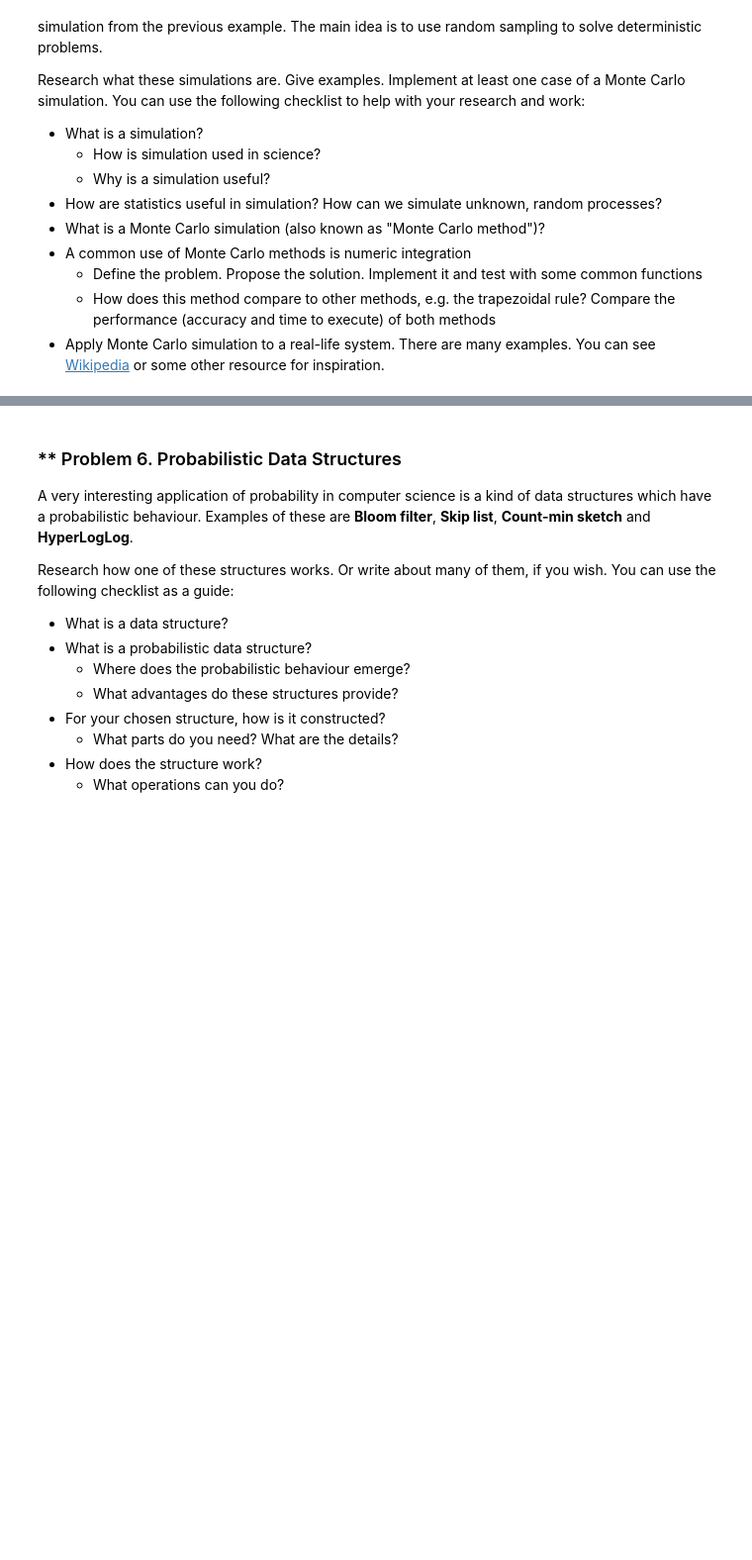
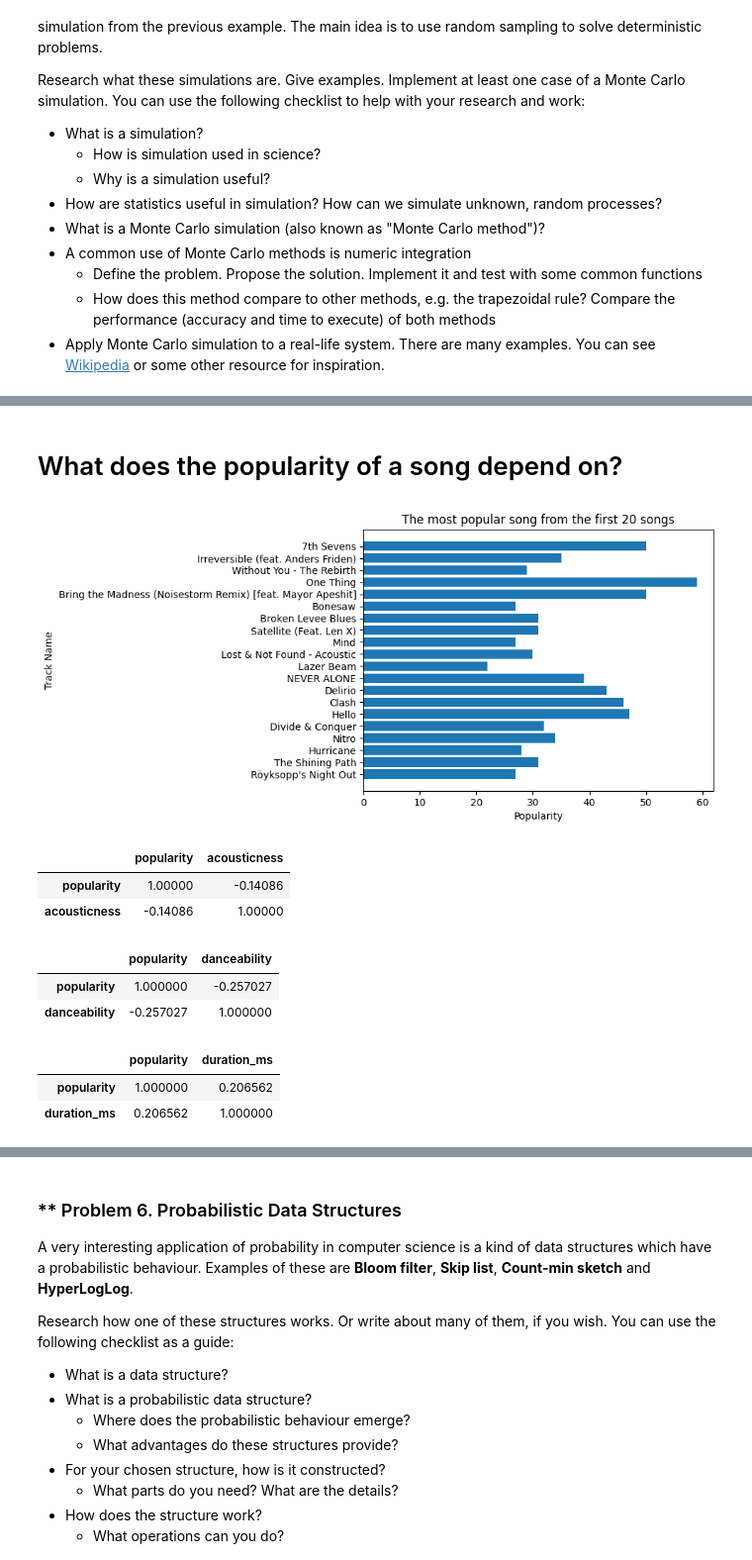
Before and after one commit to plamensve/Math-Concepts, a Jupyter notebook: 06-Statistic/EXERCISE/Statistics Exercise.ipynb, the cells around one changed output, grey strips where cells are left out. Shown at 99% size. Saved outputs shown, nothing was run; the diff lists cells and outputs as text; code cells hidden in the pictures; blank space fills up the shorter version.

```diff
--- a/06-Statistic/EXERCISE/Statistics Exercise.ipynb
+++ b/06-Statistic/EXERCISE/Statistics Exercise.ipynb
@@ -438,0 +474,3 @@ spotify_data
+# %%
+spotify_data = pd.read_csv("data/music_genre.csv")
+spotify_data
@@ -438,0 +491,50 @@ spotify_data
+# %% [markdown]
+# What does the popularity of a song depend on?
+# %%
+#Here we see the popularity of the first 20 songs
+current_data = spotify_data[:20]
+y_axis = current_data['popularity']
+x_axis = current_data['track_name']
+
+plt.xlabel('Popularity')
+plt.ylabel('Track Name')
+plt.title('The most popular song from the first 20 songs')
+
+plt.barh(x_axis, y_axis)
+plt.show()
+# %% [output]
+[figure, added]
+# %%
+popularity = current_data['popularity']
+
+acousticness = current_data['acousticness']
+danceability = current_data['danceability']
+duration_ms = current_data['duration_ms']
+energy = current_data['energy']
+instrumentalness = current_data['instrumentalness']
+liveness = current_data['liveness']
+loudness = current_data['loudness']
+speechiness = current_data['speechiness']
+valence = current_data['valence']
+
+
+correlation_between_popularity_and_acousticness = current_data[["popularity", "acousticness", ]].corr()
+correlation_between_popularity_and_acousticness
+# %% [output]
+|  | popularity | acousticness |
+| popularity | 1.00000 | -0.14086 |
+| acousticness | -0.14086 | 1.00000 |
+# %%
+correlation_between_popularity_and_danceability = current_data[["popularity", "danceability"]].corr()
+correlation_between_popularity_and_danceability
+# %% [output]
+|  | popularity | danceability |
+| popularity | 1.000000 | -0.257027 |
+| danceability | -0.257027 | 1.000000 |
+# %%
+correlation_between_popularity_and_duration_ms = current_data[["popularity", "duration_ms"]].corr()
+correlation_between_popularity_and_duration_ms
+# %% [output]
+|  | popularity | duration_ms |
+| popularity | 1.000000 | 0.206562 |
+| duration_ms | 0.206562 | 1.000000 |
```
Also changed, not shown: parts of 15 cells of this notebook.
